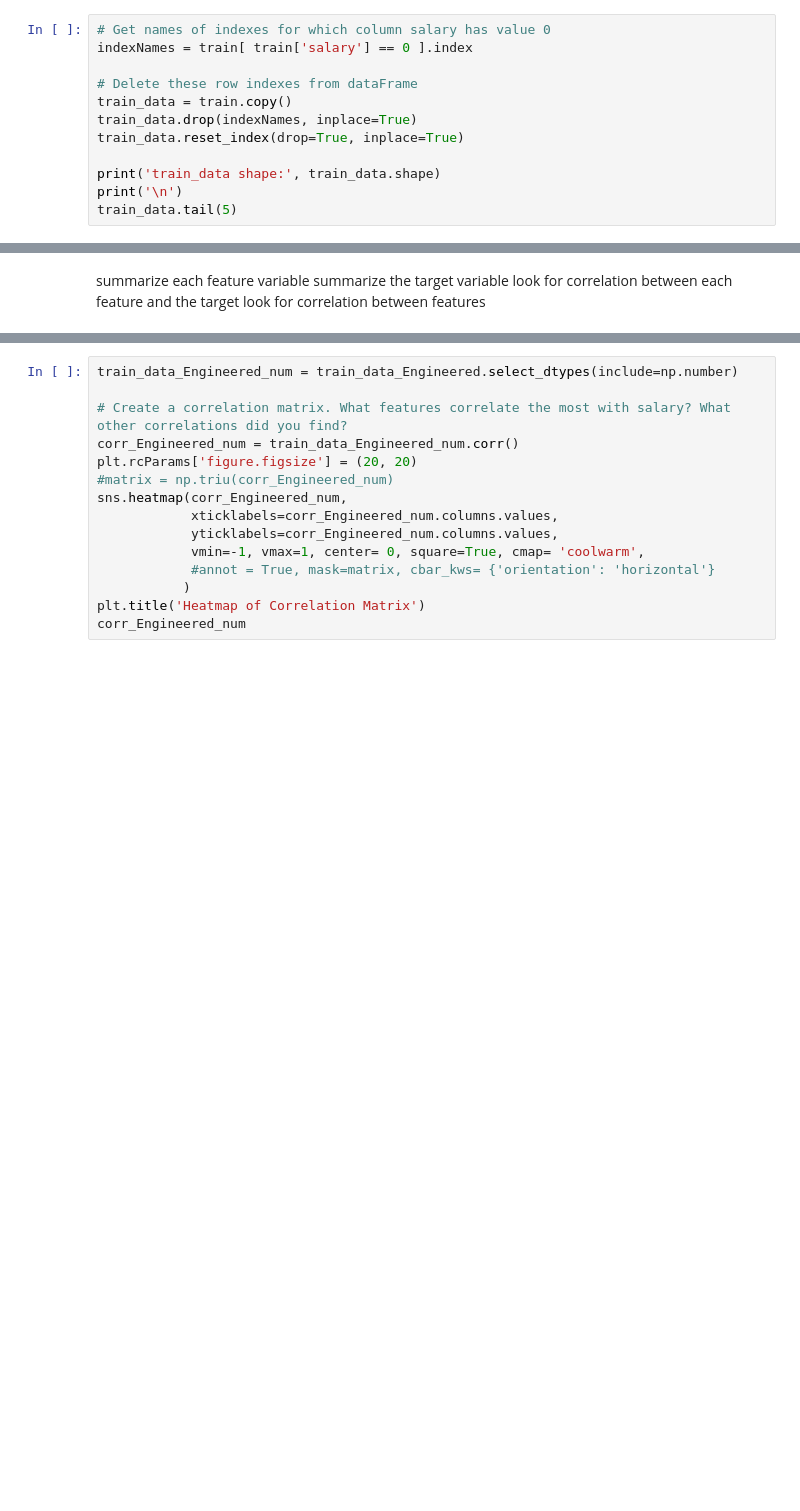
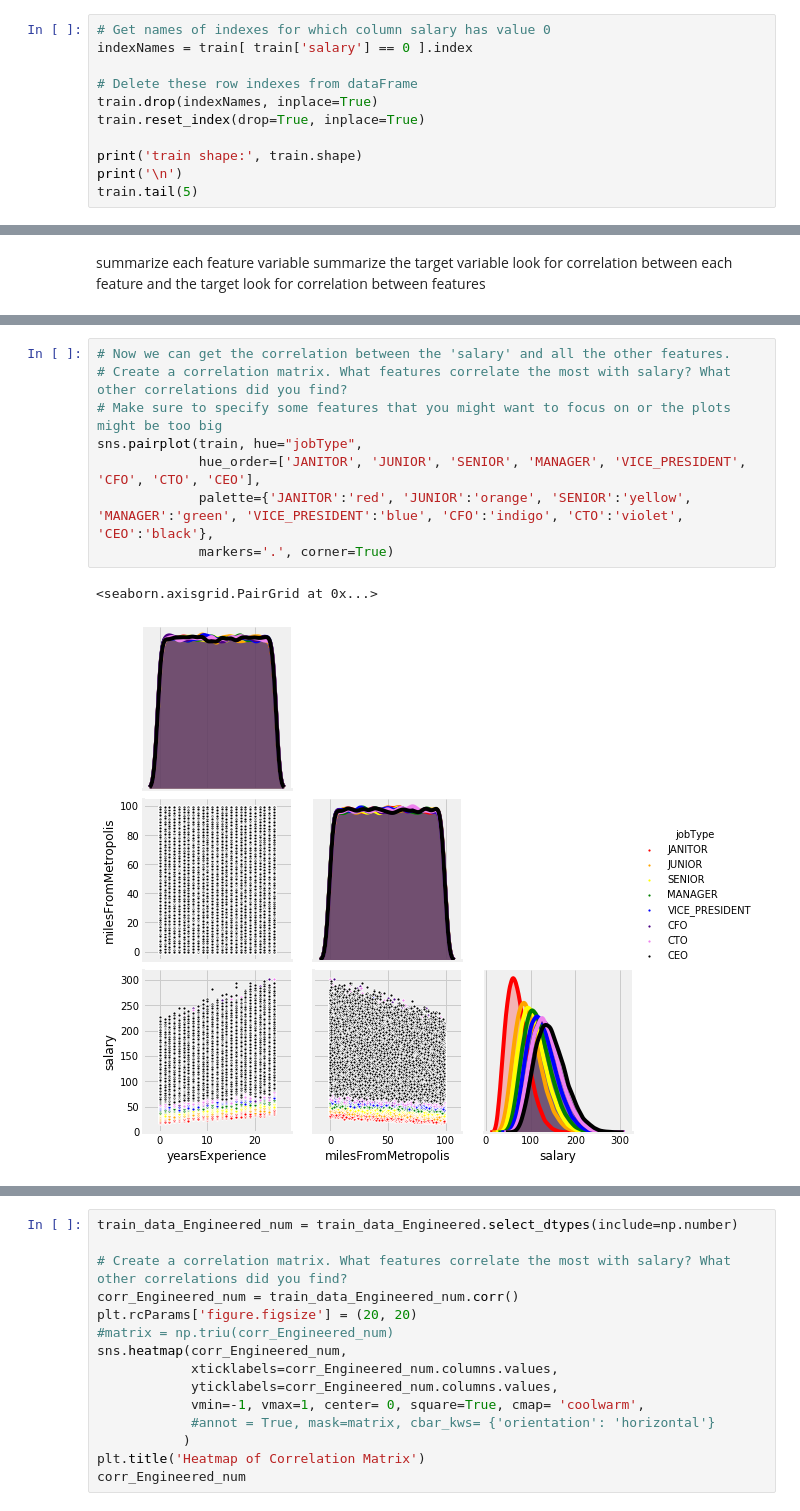
Before and after one commit to Ashur59/salarypredictionportfolio, a Jupyter notebook: Salary Prediction Notebook.ipynb, the cells around one changed output, grey strips where cells are left out. Saved outputs shown, nothing was run; the diff lists cells and outputs as text; blank space fills up the shorter version.

```diff
--- a/Salary Prediction Notebook.ipynb
+++ b/Salary Prediction Notebook.ipynb
@@ -237,11 +236,10 @@ industry_none: 0
 indexNames = train[ train['salary'] == 0 ].index
 
 # Delete these row indexes from dataFrame
-train_data = train.copy()
-train_data.drop(indexNames, inplace=True)
-train_data.reset_index(drop=True, inplace=True)
+train.drop(indexNames, inplace=True)
+train.reset_index(drop=True, inplace=True)
 
-print('train_data shape:', train_data.shape)
+print('train shape:', train.shape)
 print('\n')
-train_data.tail(5)
+train.tail(5)
 # %% [output]
@@ -437,0 +418,11 @@ train_data.groupby('milesFromMetropolis')['salary'].describe()
+# %%
+# Now we can get the correlation between the 'salary' and all the other features.
+# Create a correlation matrix. What features correlate the most with salary? What other correlations did you find?
+# Make sure to specify some features that you might want to focus on or the plots might be too big
+sns.pairplot(train, hue="jobType",
+             hue_order=['JANITOR', 'JUNIOR', 'SENIOR', 'MANAGER', 'VICE_PRESIDENT', 'CFO', 'CTO', 'CEO'],
+             palette={'JANITOR':'red', 'JUNIOR':'orange', 'SENIOR':'yellow', 'MANAGER':'green', 'VICE_PRESIDENT':'blue', 'CFO':'indigo', 'CTO':'violet', 'CEO':'black'},
+             markers='.', corner=True)
+# %% [output]
+<seaborn.axisgrid.PairGrid at 0x...>
+[figure, added]
```
Also changed, not shown: parts of 40 cells of this notebook.
